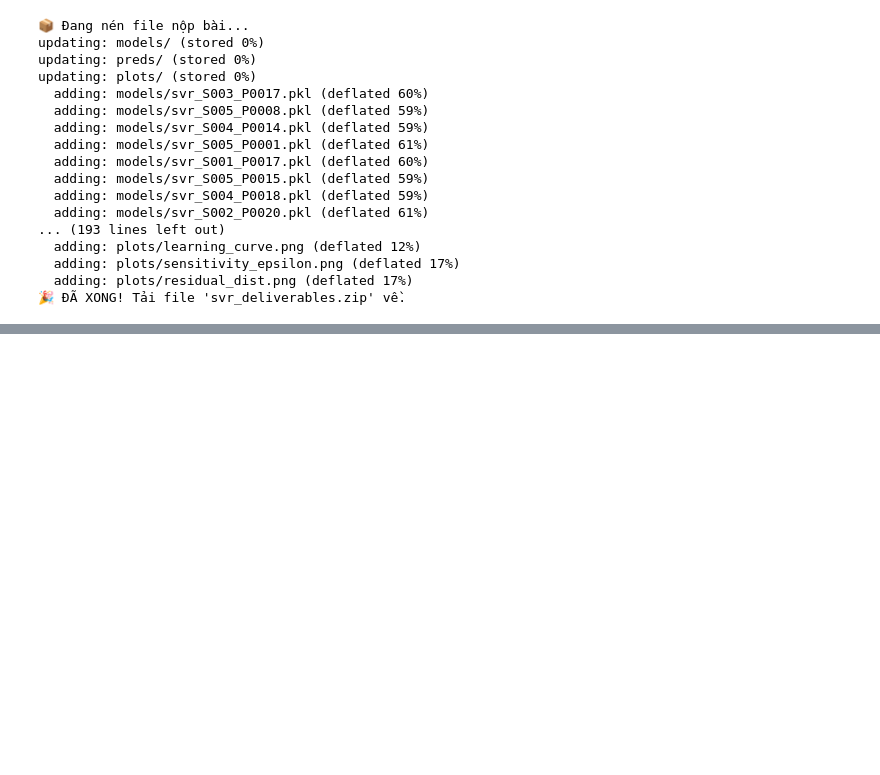
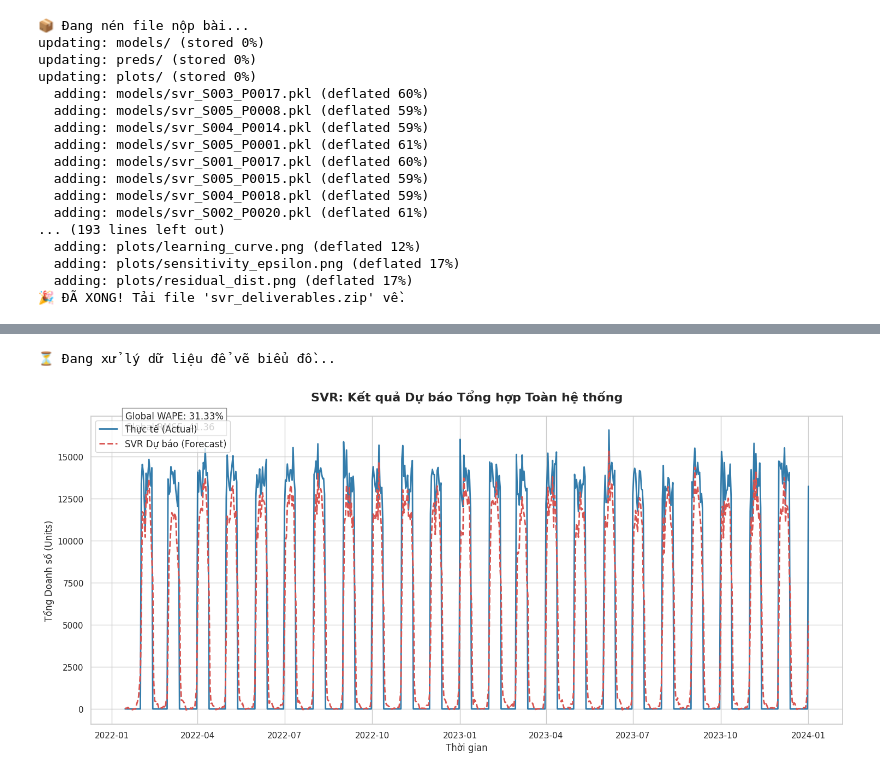
Before and after one commit to uit-ntn/retail-inventory-forecasting, a Jupyter notebook: runs/svr-rbf.ipynb, the cells around one changed output, grey strips where cells are left out. Drawn from its saved outputs; the diff is of its cells as text; code cells hidden in the pictures; blank space fills up the shorter version.

```diff
--- a/runs/svr-rbf.ipynb
+++ b/runs/svr-rbf.ipynb
@@ -323,0 +667,55 @@ updating: plots/ (stored 0%)
+# %%
+import pandas as pd
+import matplotlib.pyplot as plt
+import seaborn as sns
+import os
+
+# Cấu hình giao diện
+sns.set(style="whitegrid")
+plt.rcParams['figure.figsize'] = (15, 7)
+
+# Đọc file kết quả (Kiểm tra lại đường dẫn file của bạn)
+# Nếu file nằm ngay thư mục gốc thì xóa chữ "preds/" đi
+file_path = "/kaggle/input/svr-all-predictions/svr_all_predictions.csv"
+
+if os.path.exists(file_path):
+    print("⏳ Đang xử lý dữ liệu để vẽ biểu đồ...")
+    df_pred = pd.read_csv(file_path)
+    df_pred['Date'] = pd.to_datetime(df_pred['Date'])
+
+    # Gộp theo Ngày (Tính tổng doanh số toàn hệ thống)
+    df_global = df_pred.groupby('Date')[['Units Sold', 'Predicted']].sum().reset_index()
+
+    # Vẽ Biểu đồ
+    plt.figure(figsize=(15, 7))
+
+    # Đường Thực tế
+    plt.plot(df_global['Date'], df_global['Units Sold'],
+             label='Thực tế (Actual)', color='#005b96', linewidth=2, alpha=0.8)
+
+    # Đường Dự báo
+    plt.plot(df_global['Date'], df_global['Predicted'],
+             label='SVR Dự báo (Forecast)', color='#d9534f', linewidth=2, linestyle='--')
+
+    # Trang trí
+    plt.title('SVR: Kết quả Dự báo Tổng hợp Toàn hệ thống',
+              fontsize=16, fontweight='bold', pad=20)
+    plt.ylabel('Tổng Doanh số (Units)', fontsize=12)
+    plt.xlabel('Thời gian', fontsize=12)
+    plt.legend(fontsize=12, loc='upper left')
+
+    # Thêm chú thích chỉ số
+    plt.text(df_global['Date'].iloc[0], df_global['Units Sold'].max(),
+             f'Global WAPE: 31.33%\nGlobal RMSE: 41.36',
+             bbox=dict(facecolor='white', alpha=0.9, edgecolor='gray'), fontsize=12)
+
+    plt.tight_layout()
+
+    # Chỉ hiển thị, không lưu file
+    plt.show()
+
+else:
+    print(f"❌ Không tìm thấy file tại: {file_path}")
+# %% [output]
+⏳ Đang xử lý dữ liệu để vẽ biểu đồ...
+[figure, added]
```
Also changed, not shown: parts of 2 cells of this notebook.
